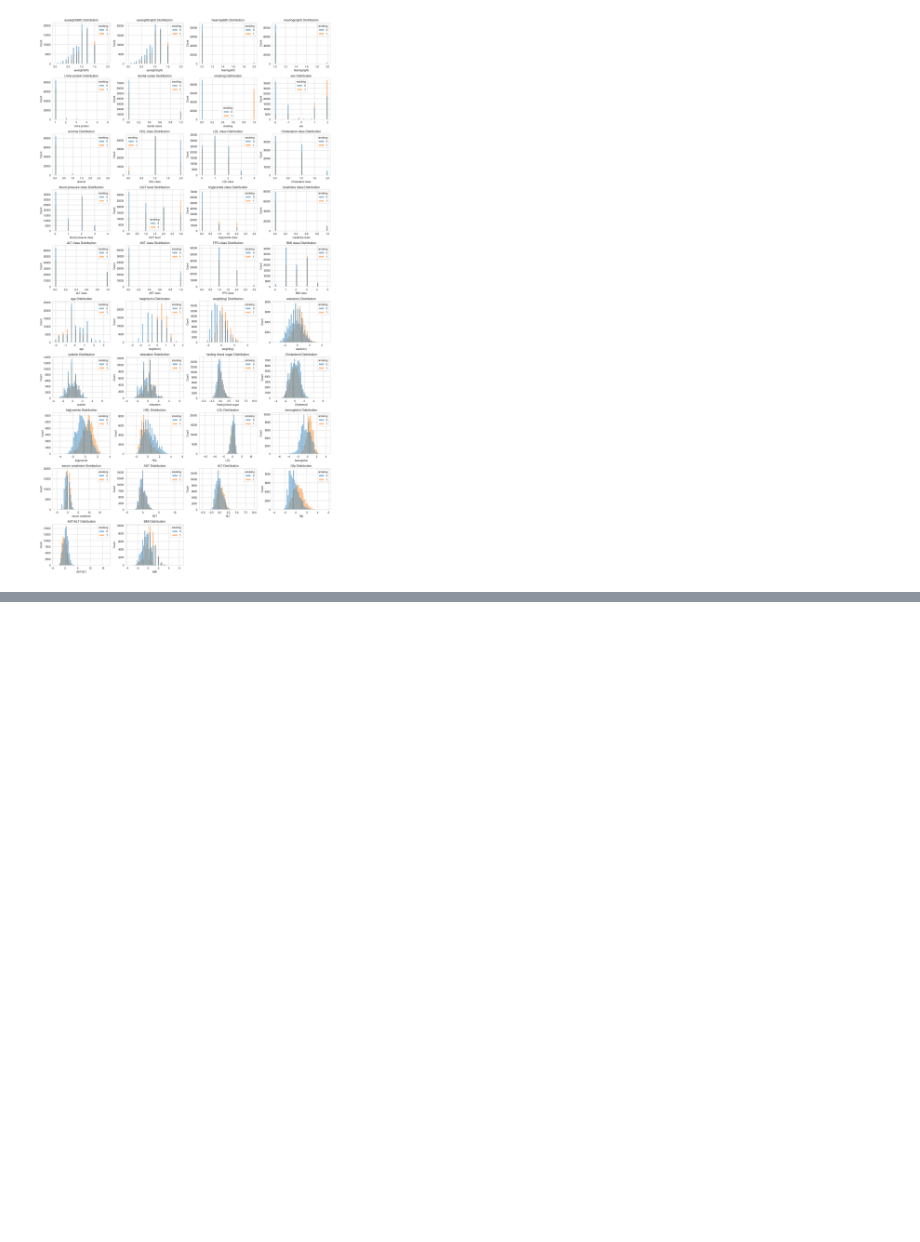
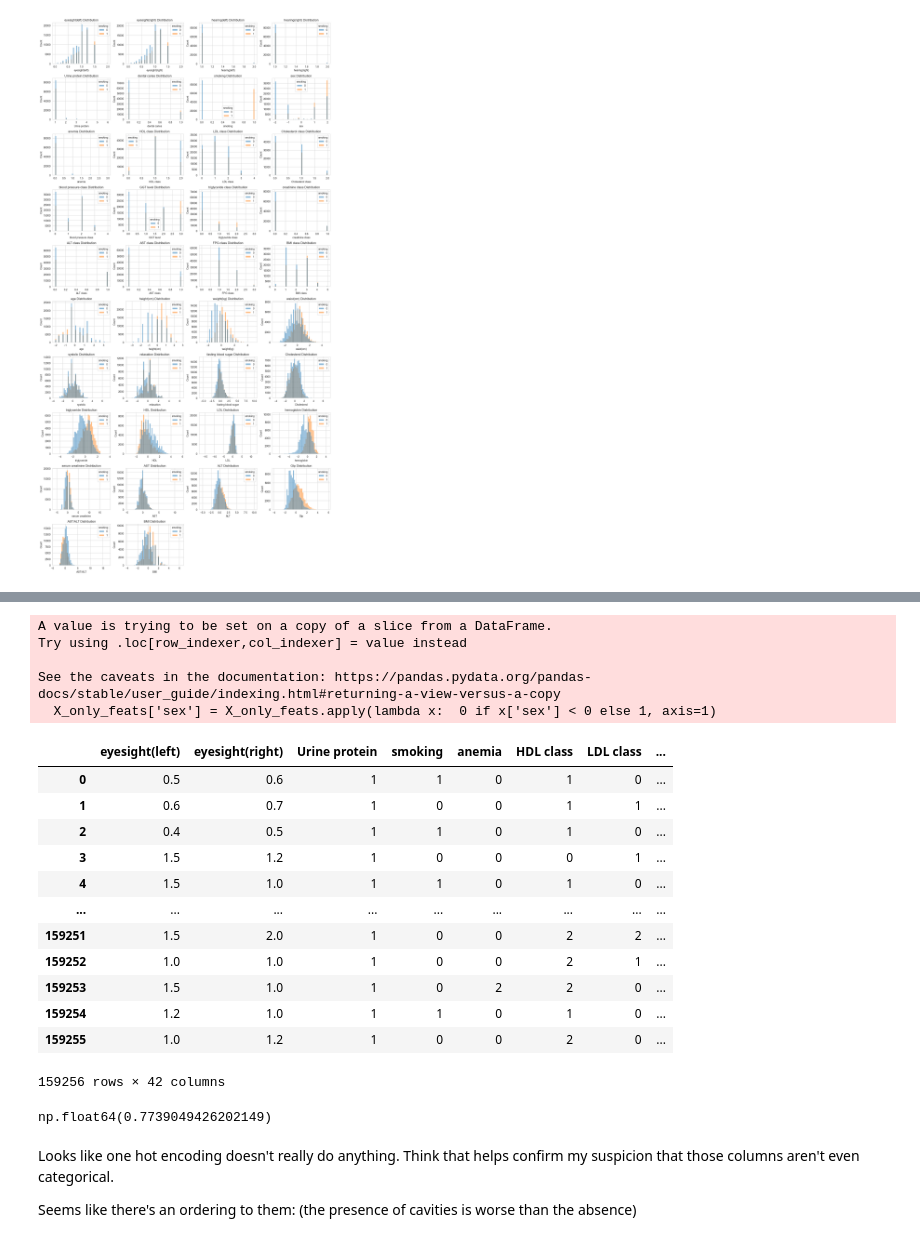
Before and after one commit to 250MHz/smoker-status, a Jupyter notebook: notebooks/0.02-250mhz-feature-extraction-exploration.ipynb, the cells around one changed output, grey strips where cells are left out. Saved outputs shown, nothing was run; the diff lists cells and outputs as text; code cells hidden in the pictures; blank space fills up the shorter version.

```diff
--- a/notebooks/0.02-250mhz-feature-extraction-exploration.ipynb
+++ b/notebooks/0.02-250mhz-feature-extraction-exploration.ipynb
@@ -481,0 +506,35 @@ plot_feature_histograms(X_copy_scaled)
+# %%
+from smoker_status.features import one_hot_encode_X
+
+_X = one_hot_encode_X(X_copy_scaled)[1]
+_X
+# %% [output]
+A value is trying to be set on a copy of a slice from a DataFrame.
+Try using .loc[row_indexer,col_indexer] = value instead
+
+See the caveats in the documentation: https://pandas.pydata.org/pandas-docs/stable/user_guide/indexing.html#returning-a-view-versus-a-copy
+  X_only_feats['sex'] = X_only_feats.apply(lambda x:  0 if x['sex'] < 0 else 1, axis=1)
+|  | eyesight(left) | eyesight(right) | Urine protein | smoking | anemia | HDL class | LDL class | ... |
+| 0 | 0.5 | 0.6 | 1 | 1 | 0 | 1 | 0 | ... |
+| 1 | 0.6 | 0.7 | 1 | 0 | 0 | 1 | 1 | ... |
+| 2 | 0.4 | 0.5 | 1 | 1 | 0 | 1 | 0 | ... |
+| 3 | 1.5 | 1.2 | 1 | 0 | 0 | 0 | 1 | ... |
+| 4 | 1.5 | 1.0 | 1 | 1 | 0 | 1 | 0 | ... |
+| ... | ... | ... | ... | ... | ... | ... | ... | ... |
+| 159251 | 1.5 | 2.0 | 1 | 0 | 0 | 2 | 2 | ... |
+| 159252 | 1.0 | 1.0 | 1 | 0 | 0 | 2 | 1 | ... |
+| 159253 | 1.5 | 1.0 | 1 | 0 | 2 | 2 | 0 | ... |
+| 159254 | 1.2 | 1.0 | 1 | 1 | 0 | 1 | 0 | ... |
+| 159255 | 1.0 | 1.2 | 1 | 0 | 0 | 2 | 0 | ... |
+159256 rows × 42 columns
+# %%
+y = _X.pop('smoking')
+clf = RandomForestClassifier(n_estimators=100, random_state=1, n_jobs=-1)
+scores = cross_val_score(clf, _X, y, cv=10, scoring='accuracy', n_jobs=-1)
+scores.mean()
+# %% [output]
+np.float64(0.7739049426202149)
+# %% [markdown]
+Looks like one hot encoding doesn't really do anything. Think that helps confirm my suspicion that those columns aren't even categorical.
+
+Seems like there's an ordering to them: (the presence of cavities is worse than the absence)
```
Also changed, not shown: parts of 2 cells of this notebook, 1 other file.
